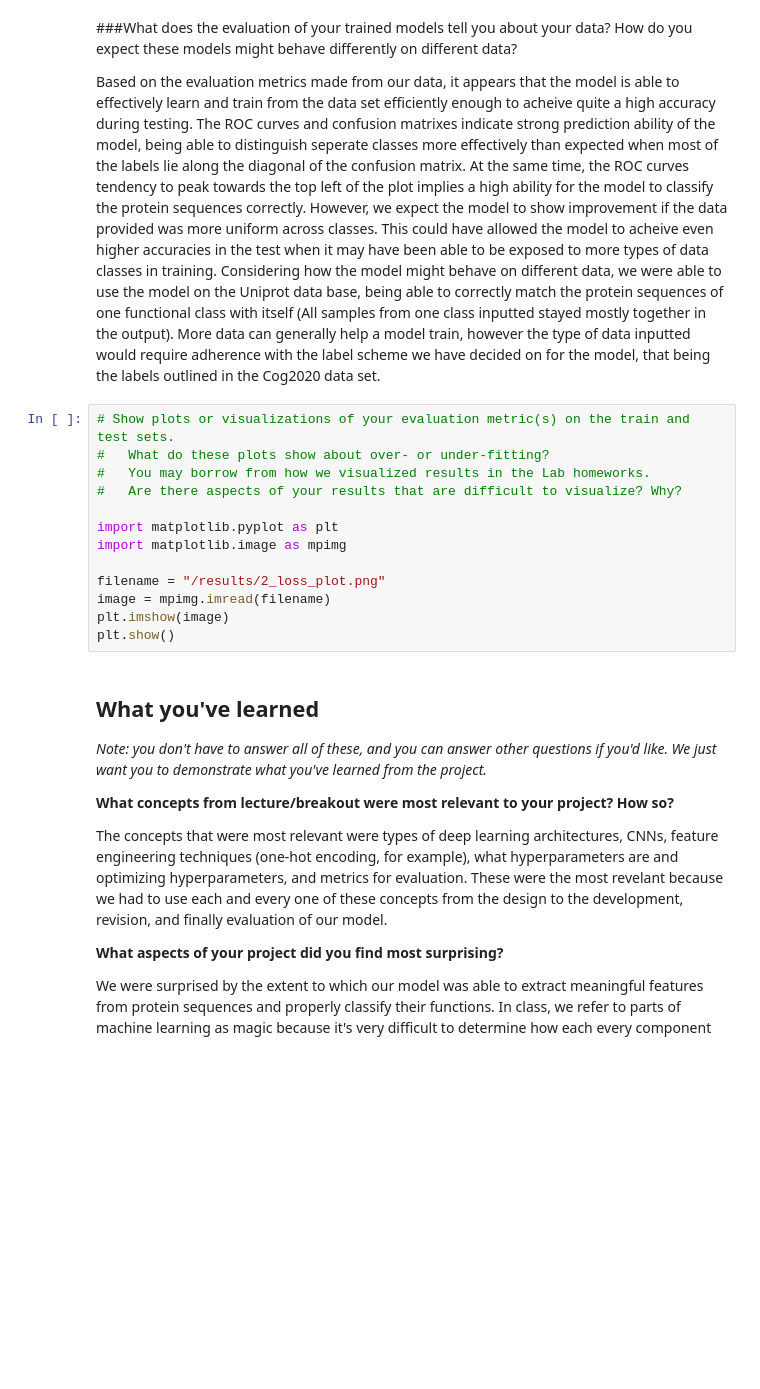
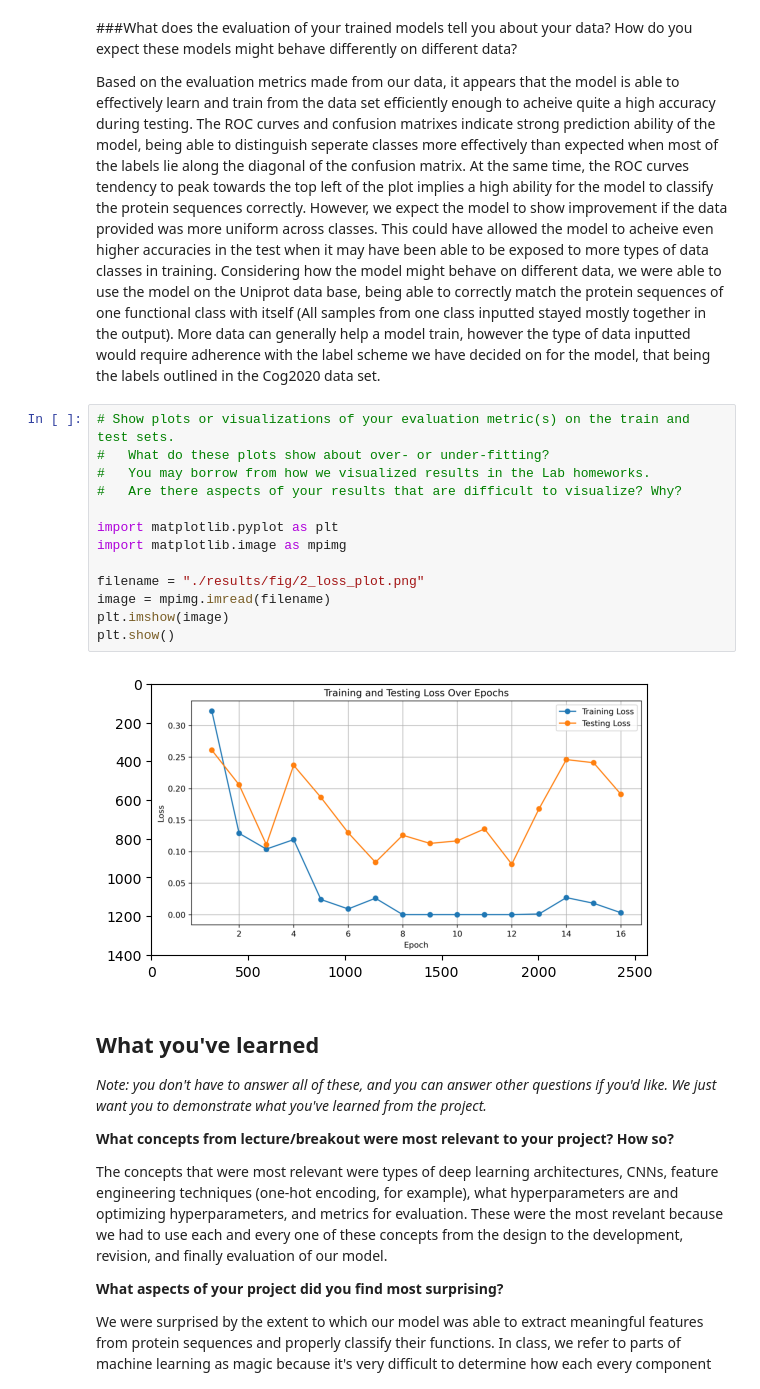
Before and after one commit to am12/ProNet, a Jupyter notebook: ProNet_Final_Project_Submission_Group_13.ipynb, the cells around one changed output. Saved outputs shown, nothing was run; the diff lists cells and outputs as text; blank space fills up the shorter version.

```diff
--- a/ProNet_Final_Project_Submission_Group_13.ipynb
+++ b/ProNet_Final_Project_Submission_Group_13.ipynb
@@ -233,16 +253,18 @@ Based on the evaluation metrics made from our data, it appears that the model is
 # %%
 # Show plots or visualizations of your evaluation metric(s) on the train and test sets.
 #   What do these plots show about over- or under-fitting?
 #   You may borrow from how we visualized results in the Lab homeworks.
 #   Are there aspects of your results that are difficult to visualize? Why?
 
 import matplotlib.pyplot as plt
 import matplotlib.image as mpimg
 
-filename = "/results/2_loss_plot.png"
+filename = "./results/fig/2_loss_plot.png"
 image = mpimg.imread(filename)
 plt.imshow(image)
 plt.show()
+# %% [output]
+[figure, added]
 # %% [markdown]
 ## What you've learned
 
```
Also changed, not shown: parts of 4 cells of this notebook.
